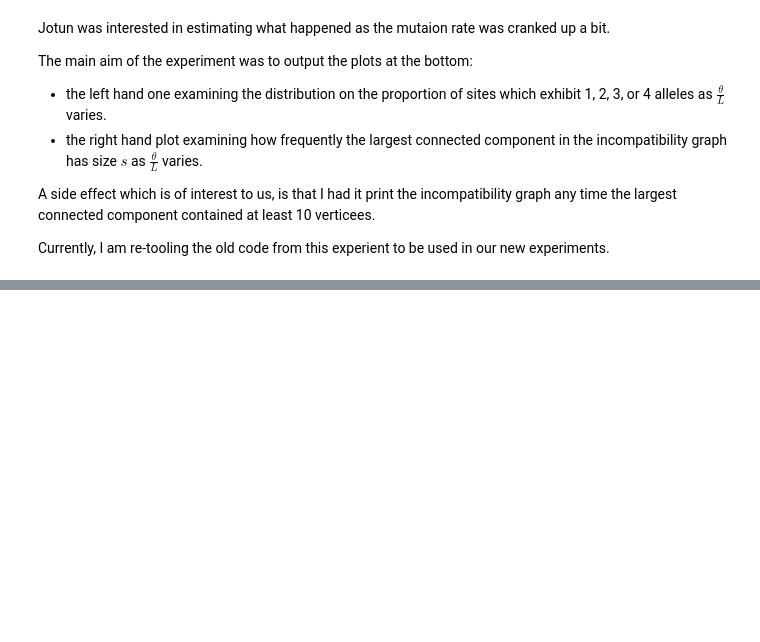
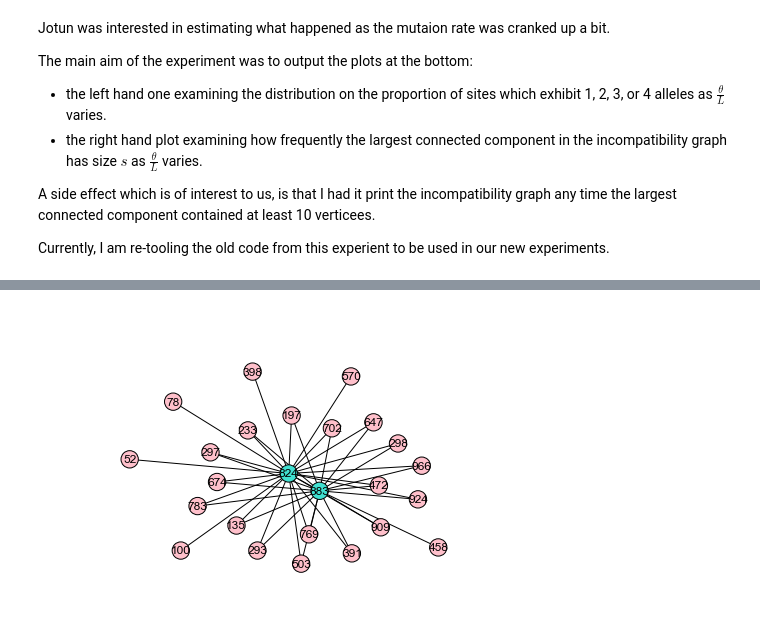
Before and after one commit to Cronjaeger/almost-infinite-sites-recursions, a Jupyter notebook: ipython_notebooks/Computational Experiment -- Recombination vs Recurrence.ipynb, the cells around one changed output, grey strips where cells are left out. Drawn from its saved outputs; the diff is of its cells as text; code cells hidden in the pictures; blank space fills up the shorter version.

```diff
--- a/ipython_notebooks/Computational Experiment -- Recombination vs Recurrence.ipynb
+++ b/ipython_notebooks/Computational Experiment -- Recombination vs Recurrence.ipynb
@@ -101,0 +148,6 @@ degrees (as (vertex,degree) ):
+# %%
+results = simulate_single_graph_and_output_incompatibility_graph(n =15, L = 1000, theta = 25.0, draw_largest_connected_component = True)
+G_sim = results['graph']
+sim = results['simulation']
+# %% [output]
+[figure, added]
```
Also changed, not shown: parts of 12 cells of this notebook.
